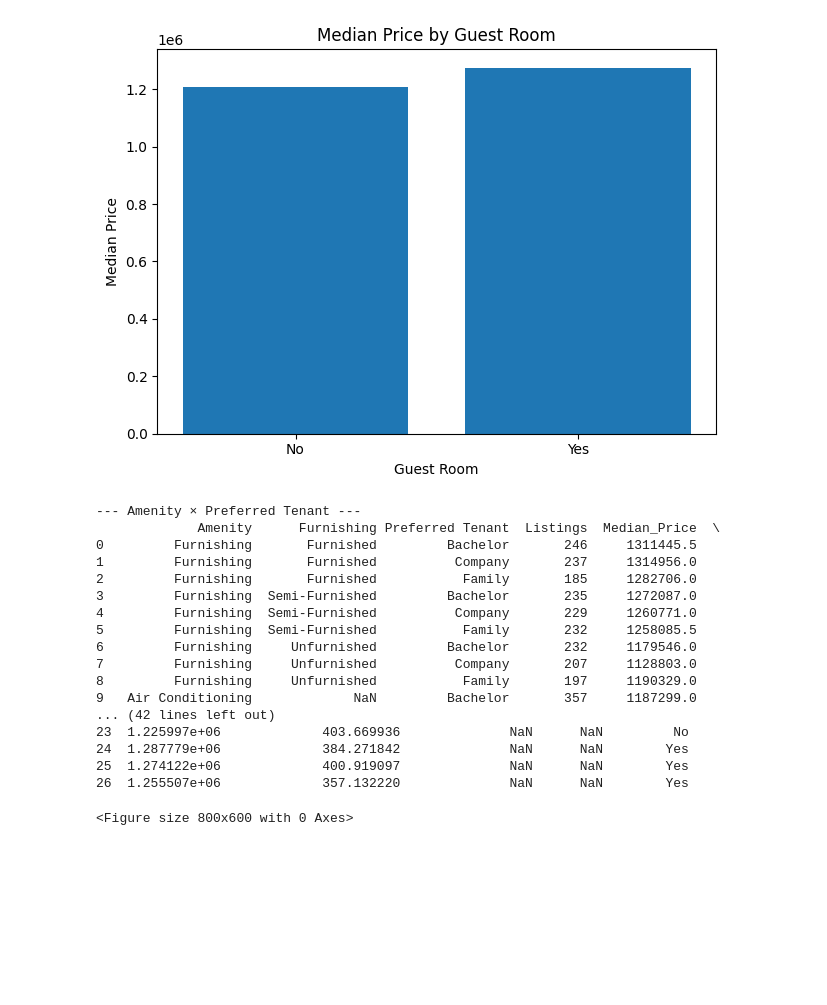
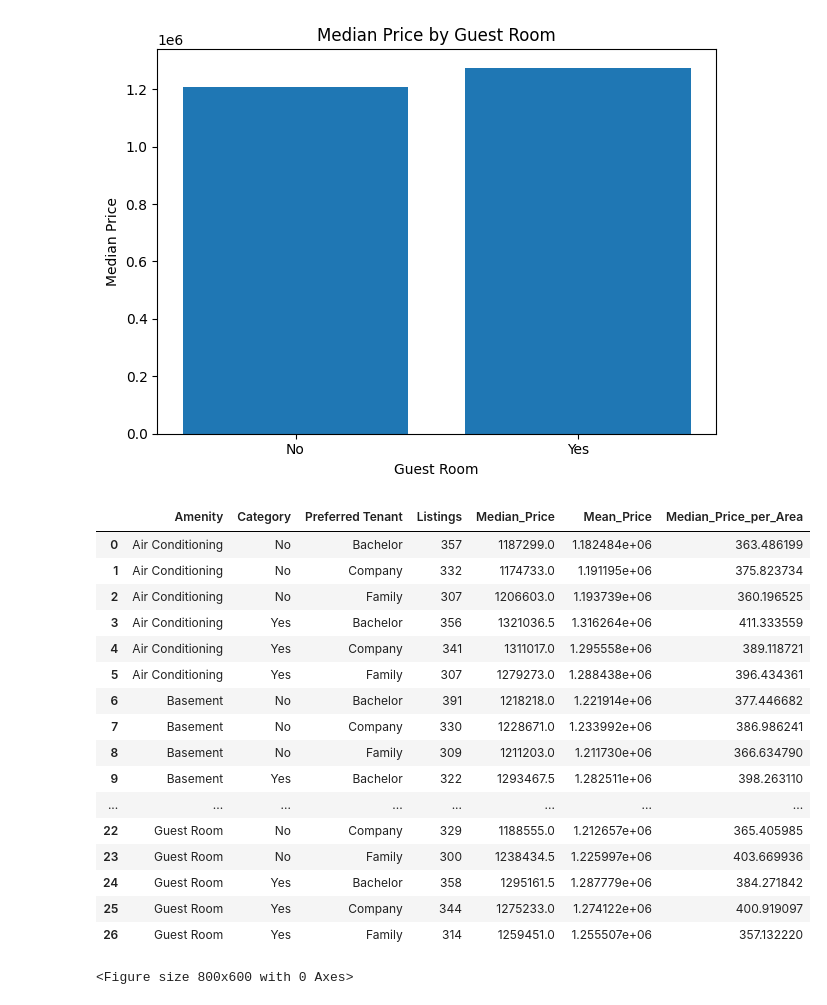
Before and after one commit to Superkai017/House-Pricing-Analysis, a Jupyter notebook: final_project/artoudom.ipynb, the cells around one changed output. Saved outputs shown, nothing was run; the diff lists cells and outputs as text; code cells hidden in the pictures; blank space fills up the shorter version.

```diff
--- a/final_project/artoudom.ipynb
+++ b/final_project/artoudom.ipynb
@@ -172,22 +172,26 @@ plt.show()
 [figure]
 # %%
 amenities = ["Furnishing", "Air Conditioning", "Basement", "Guest Room"]
+
 amenity_summary_list = []
+
 for a in amenities:
     tmp = (
         df.groupby(a)
           .agg(
-              Listings=("Price", "size"),
+              Listings=("Price", "count"),
               Median_Price=("Price", "median"),
               Mean_Price=("Price", "mean"),
               Median_Price_per_Area=("Price_per_Area", "median"),
           )
           .reset_index()
+          .rename(columns={a: "Category"})
     )
     tmp.insert(0, "Amenity", a)
     amenity_summary_list.append(tmp)
 
 amenity_summary = pd.concat(amenity_summary_list, ignore_index=True)
-print("\n--- Amenity Premium (Overall) ---")
-print(amenity_summary.head())
+
+
+amenity_summary
 # %% [output]
@@ -223,41 +223,48 @@ for a in amenities:
 [figure]
 # %%
 amenity_tenant_list = []
+
 for a in amenities:
     tmp = (
         df.groupby([a, "Preferred Tenant"])
           .agg(
-              Listings=("Price", "size"),
+              Listings=("Price", "count"),
               Median_Price=("Price", "median"),
               Mean_Price=("Price", "mean"),
               Median_Price_per_Area=("Price_per_Area", "median"),
           )
           .reset_index()
+          .rename(columns={a: "Category"})
     )
     tmp.insert(0, "Amenity", a)
     amenity_tenant_list.append(tmp)
 
-amenity_by_tenant = pd.concat(amenity_tenant_list, ignore_index=True)
-print("\n--- Amenity × Preferred Tenant ---")
-print(amenity_by_tenant)
+amenity_by_tenant = (
+    pd.concat(amenity_tenant_list, ignore_index=True)
+      .sort_values(["Amenity", "Category", "Preferred Tenant"])
+      .reset_index(drop=True)
+)
+
+# Display as DataFrame (in Jupyter)
+amenity_by_tenant
 # %% [output]
---- Amenity × Preferred Tenant ---
-             Amenity      Furnishing Preferred Tenant  Listings  Median_Price  \
-0         Furnishing       Furnished         Bachelor       246     1311445.5
-1         Furnishing       Furnished          Company       237     1314956.0
-2         Furnishing       Furnished           Family       185     1282706.0
-3         Furnishing  Semi-Furnished         Bachelor       235     1272087.0
-4         Furnishing  Semi-Furnished          Company       229     1260771.0
-5         Furnishing  Semi-Furnished           Family       232     1258085.5
-6         Furnishing     Unfurnished         Bachelor       232     1179546.0
-7         Furnishing     Unfurnished          Company       207     1128803.0
-8         Furnishing     Unfurnished           Family       197     1190329.0
-9   Air Conditioning             NaN         Bachelor       357     1187299.0
-... (42 lines left out)
-23  1.225997e+06             403.669936              NaN      NaN         No
-24  1.287779e+06             384.271842              NaN      NaN        Yes
-25  1.274122e+06             400.919097              NaN      NaN        Yes
-26  1.255507e+06             357.132220              NaN      NaN        Yes
+|  | Amenity | Category | Preferred Tenant | Listings | Median_Price | Mean_Price | Median_Price_per_Area |
+| 0 | Air Conditioning | No | Bachelor | 357 | 1187299.0 | 1.182484e+06 | 363.486199 |
+| 1 | Air Conditioning | No | Company | 332 | 1174733.0 | 1.191195e+06 | 375.823734 |
+| 2 | Air Conditioning | No | Family | 307 | 1206603.0 | 1.193739e+06 | 360.196525 |
+| 3 | Air Conditioning | Yes | Bachelor | 356 | 1321036.5 | 1.316264e+06 | 411.333559 |
+| 4 | Air Conditioning | Yes | Company | 341 | 1311017.0 | 1.295558e+06 | 389.118721 |
+| 5 | Air Conditioning | Yes | Family | 307 | 1279273.0 | 1.288438e+06 | 396.434361 |
+| 6 | Basement | No | Bachelor | 391 | 1218218.0 | 1.221914e+06 | 377.446682 |
+| 7 | Basement | No | Company | 330 | 1228671.0 | 1.233992e+06 | 386.986241 |
+| 8 | Basement | No | Family | 309 | 1211203.0 | 1.211730e+06 | 366.634790 |
+| 9 | Basement | Yes | Bachelor | 322 | 1293467.5 | 1.282511e+06 | 398.263110 |
+| ... | ... | ... | ... | ... | ... | ... | ... |
+| 22 | Guest Room | No | Company | 329 | 1188555.0 | 1.212657e+06 | 365.405985 |
+| 23 | Guest Room | No | Family | 300 | 1238434.5 | 1.225997e+06 | 403.669936 |
+| 24 | Guest Room | Yes | Bachelor | 358 | 1295161.5 | 1.287779e+06 | 384.271842 |
+| 25 | Guest Room | Yes | Company | 344 | 1275233.0 | 1.274122e+06 | 400.919097 |
+| 26 | Guest Room | Yes | Family | 314 | 1259451.0 | 1.255507e+06 | 357.132220 |
 # %%
 for a in amenities:
     tmp = amenity_by_tenant[amenity_by_tenant["Amenity"] == a].copy()
```
Also changed, not shown: parts of 5 cells of this notebook.
